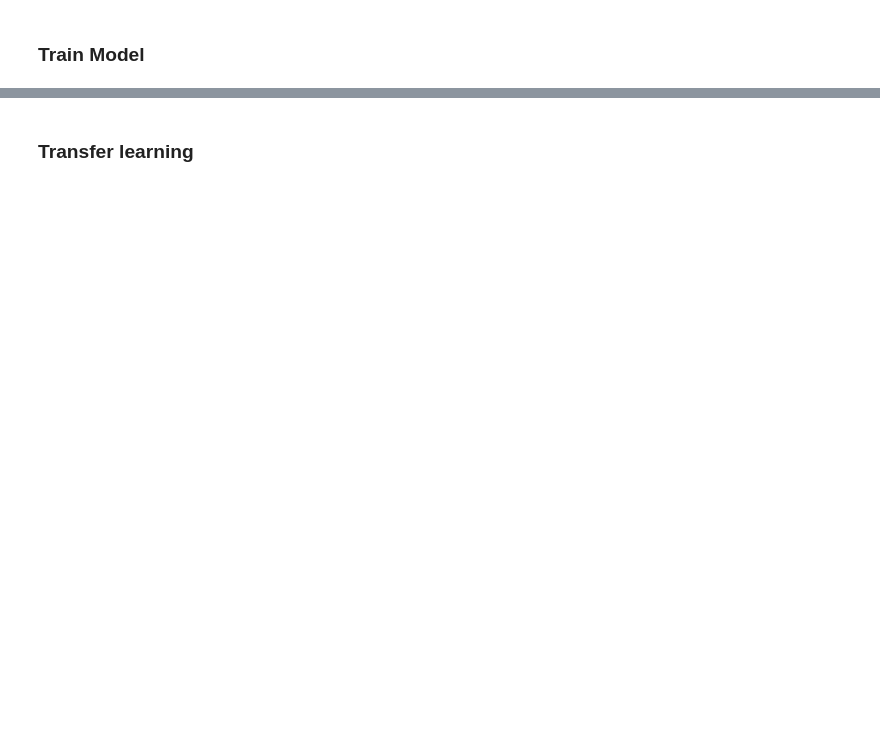
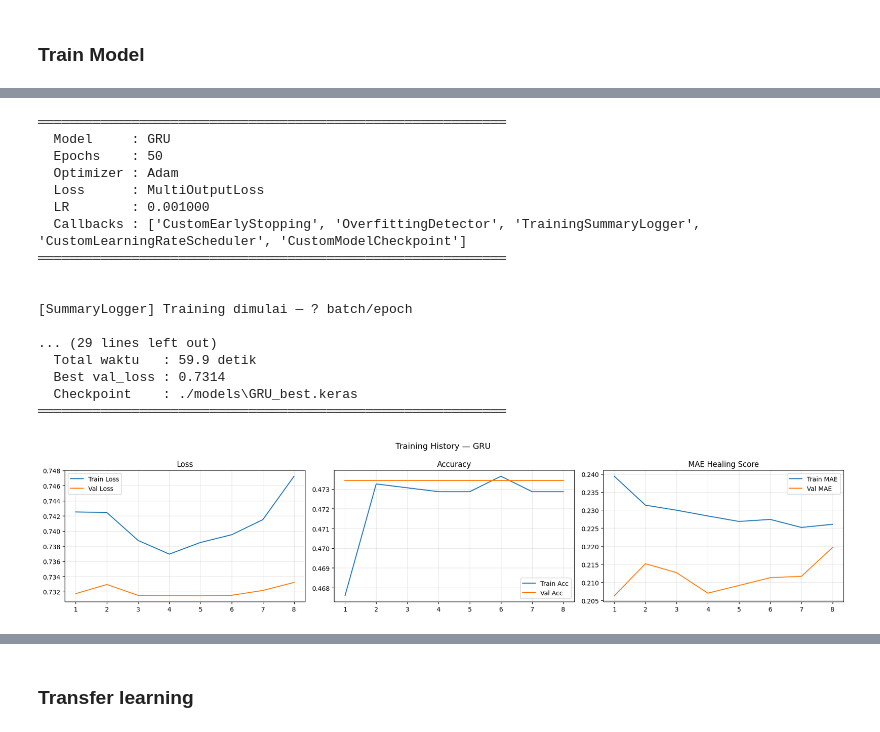
Before and after one commit to WeTeamBest/healmate_ai, a Jupyter notebook: AI/eksperimen2/farizky/notebook_healScore.ipynb, the cells around one changed output, grey strips where cells are left out. Drawn from its saved outputs; the diff is of its cells as text; code cells hidden in the pictures; blank space fills up the shorter version.

```diff
--- a/AI/eksperimen2/farizky/notebook_healScore.ipynb
+++ b/AI/eksperimen2/farizky/notebook_healScore.ipynb
@@ -1022,23 +1165,39 @@ trainer_LSTM.plot_history()
 # %%
+_opt_gru = tf.keras.optimizers.Adam(learning_rate=0.001)
 trainer_GRU = customTrainingLoop(
     model        = model_GRU(),
     model_name   = 'GRU',
-    optimizer    = tf.keras.optimizers.Adam(learning_rate=0.001),
+    optimizer    = _opt_gru,
     loss_fn      = MultiOutputLoss(emotion_weight=0.7, healing_weight=0.3),
     log_dir      = LOG_DIR,
     class_weight = class_weight,
     callbacks    = [
         CustomEarlyStopping(patience=7, min_delta=0.001),
         OverfittingDetector(threshold=0.15),
         TrainingSummaryLogger(),
-        CustomLearningRateScheduler(initial_lr=0.001, decay_factor=0.5, step_size=10),
-        CustomModelCheckpoint(
-            filepath=os.path.join(OUTPUT_DIR, 'GRU_checkpoint.keras'),
-            monitor='val_loss'
-        ),
-        CustomTensorBoard(log_dir=LOG_DIR),
+        CustomLearningRateScheduler(optimizer=_opt_gru, initial_lr=0.001, decay_factor=0.5, step_size=10),
+        CustomModelCheckpoint(filepath=os.path.join(OUTPUT_DIR, 'GRU_checkpoint.keras'), monitor='val_loss'),
     ],
 )
 trainer_GRU.fit(train_ds, val_ds, epochs=EPOCH)
 trainer_GRU.plot_history()
+# %% [output]
+════════════════════════════════════════════════════════════
+  Model     : GRU
+  Epochs    : 50
+  Optimizer : Adam
+  Loss      : MultiOutputLoss
+  LR        : 0.001000
+  Callbacks : ['CustomEarlyStopping', 'OverfittingDetector', 'TrainingSummaryLogger', 'CustomLearningRateScheduler', 'CustomModelCheckpoint']
+════════════════════════════════════════════════════════════
+
+
+[SummaryLogger] Training dimulai — ? batch/epoch
+
+... (29 lines left out)
+  Total waktu   : 59.9 detik
+  Best val_loss : 0.7314
+  Checkpoint    : ./models\GRU_best.keras
+════════════════════════════════════════════════════════════
+[figure, added]
 # %%
```
Also changed, not shown: parts of 26 cells of this notebook, 1 other file.
